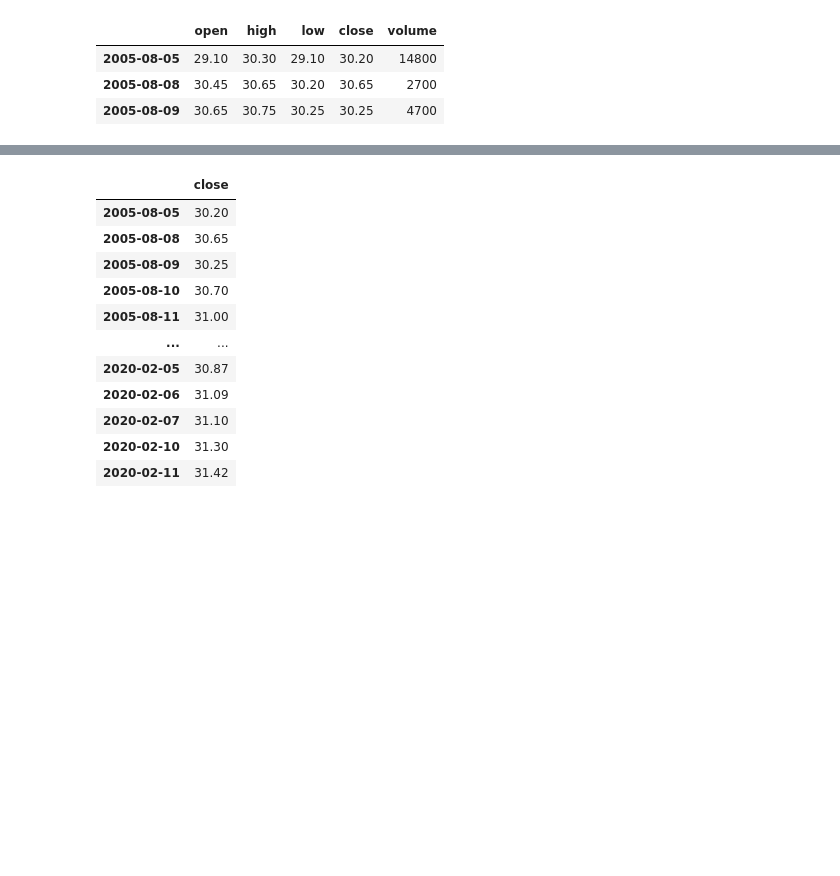
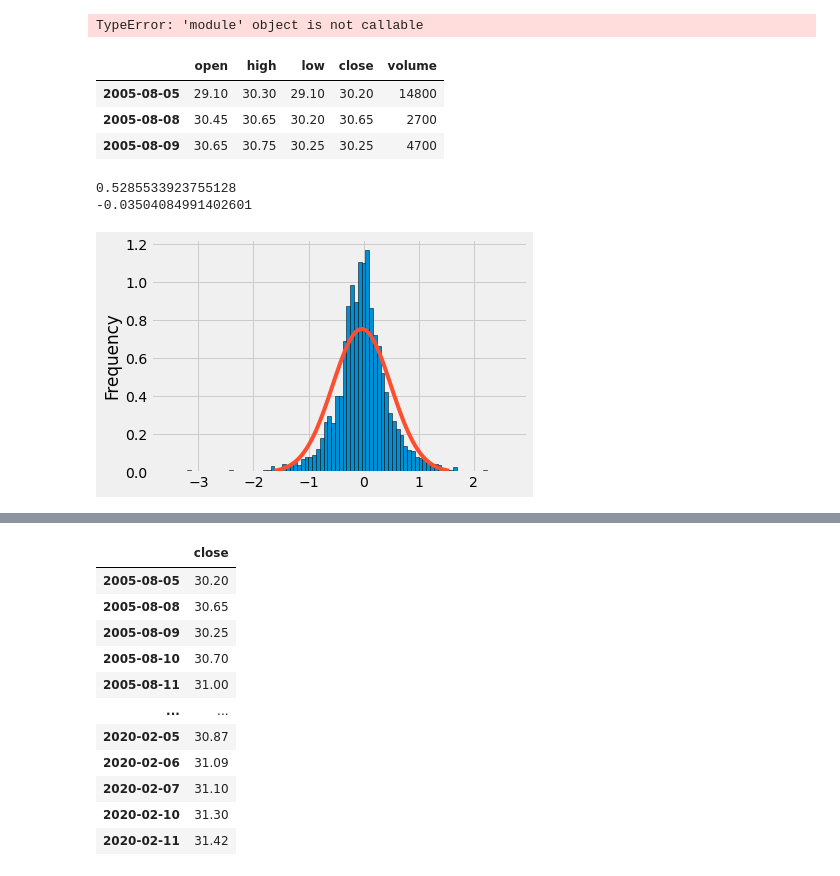
Before and after one commit to Mark-S-Bartlett/Stock-Market-Insights, a Jupyter notebook: notebooks/TensorflowStocks.ipynb, the cells around one changed output, grey strips where cells are left out. Cells and saved outputs as stored; diff of their text form; code cells hidden in the pictures; blank space fills up the shorter version.

```diff
--- a/notebooks/TensorflowStocks.ipynb
+++ b/notebooks/TensorflowStocks.ipynb
@@ -17,3 +37,9 @@ Using TensorFlow backend.
+# %%
+os.getcwd()
+with open(pl(os.getcwd()).parent/'Alpha_Vantage_Key.txt', "r") as file:
+    first_line = file.readline()
+# %% [output]
+TypeError: 'module' object is not callable
 # %%
 import os
 from datetime import datetime
@@ -41,4 +67,20 @@ f.head(3)
 | 2005-08-05 | 29.10 | 30.30 | 29.10 | 30.20 | 14800 |
 | 2005-08-08 | 30.45 | 30.65 | 30.20 | 30.65 | 2700 |
 | 2005-08-09 | 30.65 | 30.75 | 30.25 | 30.25 | 4700 |
+# %%
+f['diff']=f['open']-f['close']
+mu = np.mean(f['diff'].values)
+sigma = np.std(f['diff'].values)
+print(sigma)
+print(mu)
+# %% [output]
+0.5285533923755128
+-0.03504084991402601
+# %%
+f['diff'].plot.hist(stacked=True, bins=90, edgecolor="black",density=1)
+x = np.linspace(mu - 3 * sigma, mu + 3 * sigma, 100)
+plt.plot(x, stats.norm.pdf(x, mu, sigma))
+plt.show()
+# %% [output]
+[figure, added]
 # %%
```
Also changed, not shown: parts of 28 cells of this notebook.
